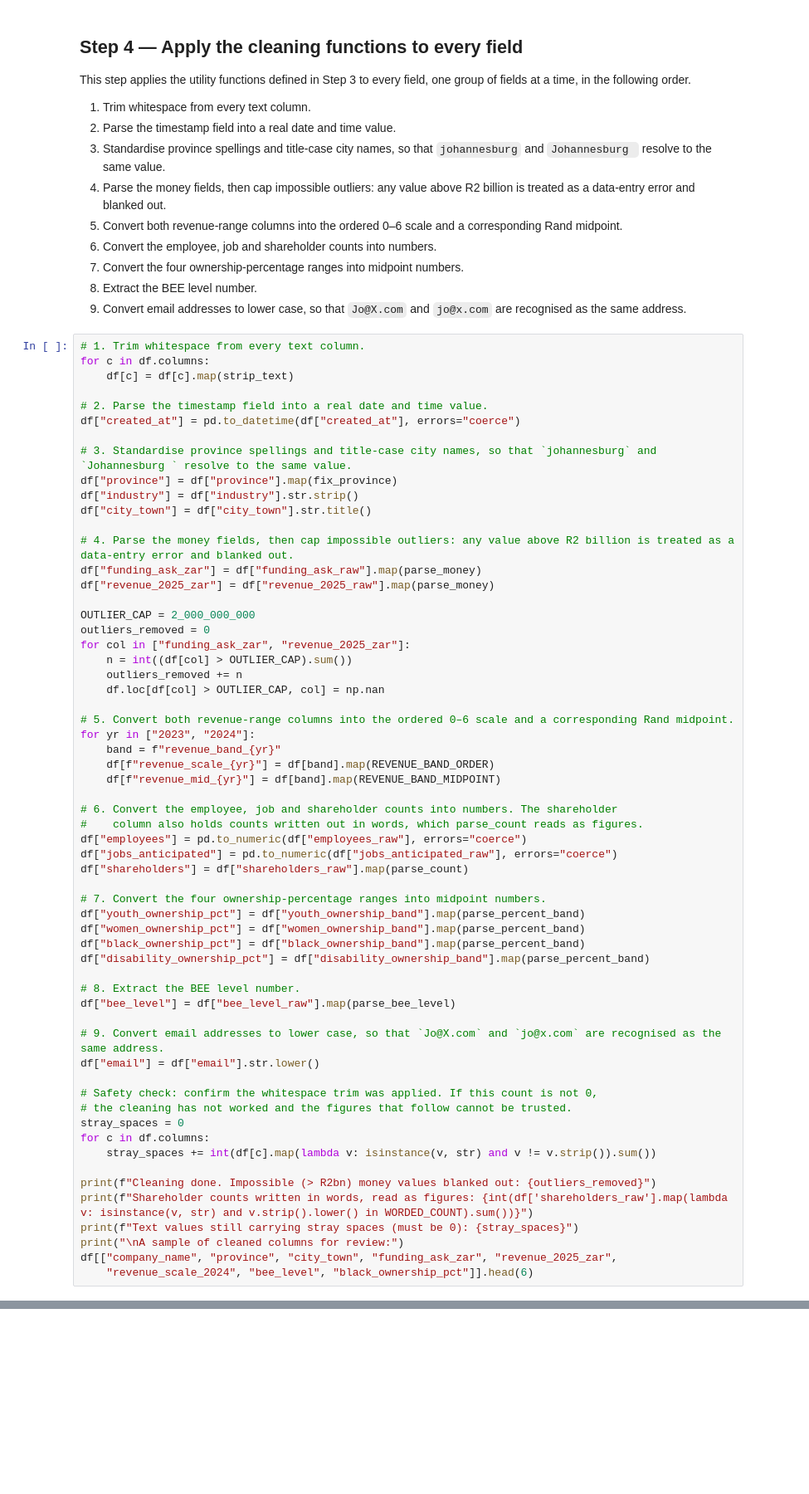
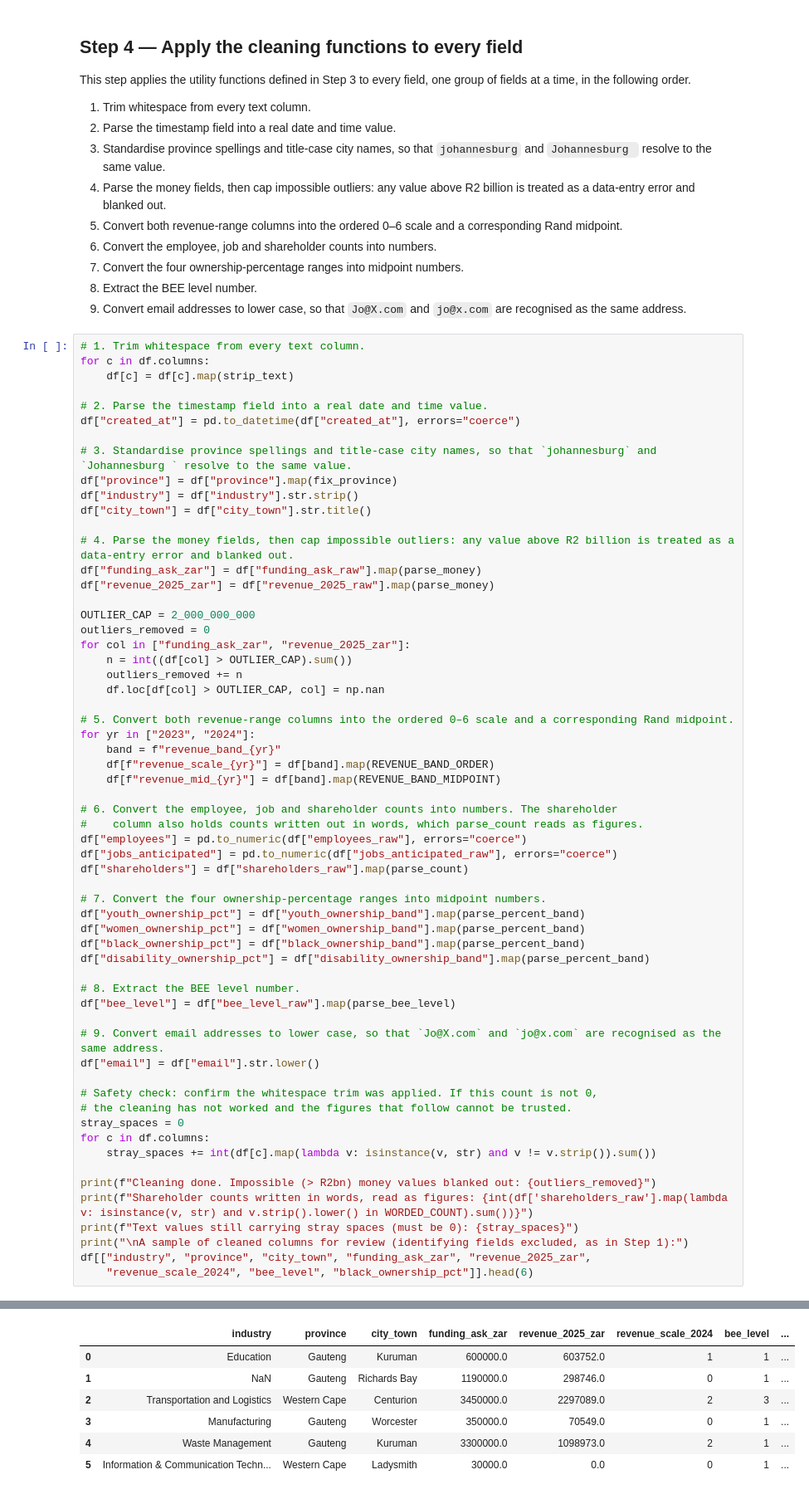
Before and after one commit to MainDevWork/SME_Capital_Funding_Optimization, a Jupyter notebook: Python_Notebooks/Data_Cleaning.ipynb, the cells around one changed output, grey strips where cells are left out. Shown at 83% size. Cells and saved outputs as stored; diff of their text form; blank space fills up the shorter version.

```diff
--- a/Python_Notebooks/Data_Cleaning.ipynb
+++ b/Python_Notebooks/Data_Cleaning.ipynb
@@ -337,6 +357,7 @@ for c in df.columns:
 print(f"Cleaning done. Impossible (> R2bn) money values blanked out: {outliers_removed}")
 print(f"Shareholder counts written in words, read as figures: {int(df['shareholders_raw'].map(lambda v: isinstance(v, str) and v.strip().lower() in WORDED_COUNT).sum())}")
 print(f"Text values still carrying stray spaces (must be 0): {stray_spaces}")
-print("\nA sample of cleaned columns for review:")
-df[["company_name", "province", "city_town", "funding_ask_zar", "revenue_2025_zar",
+print("\nA sample of cleaned columns for review (identifying fields excluded, as in Step 1):")
+df[["industry", "province", "city_town", "funding_ask_zar", "revenue_2025_zar",
     "revenue_scale_2024", "bee_level", "black_ownership_pct"]].head(6)
+# %% [output]
@@ -343,3 +369,10 @@ df[["company_name", "province", "city_town", "funding_ask_zar", "revenue_2025_za
+|  | industry | province | city_town | funding_ask_zar | revenue_2025_zar | revenue_scale_2024 | bee_level | ... |
+| 0 | Education | Gauteng | Kuruman | 600000.0 | 603752.0 | 1 | 1 | ... |
+| 1 | NaN | Gauteng | Richards Bay | 1190000.0 | 298746.0 | 0 | 1 | ... |
+| 2 | Transportation and Logistics | Western Cape | Centurion | 3450000.0 | 2297089.0 | 2 | 3 | ... |
+| 3 | Manufacturing | Gauteng | Worcester | 350000.0 | 70549.0 | 0 | 1 | ... |
+| 4 | Waste Management | Gauteng | Kuruman | 3300000.0 | 1098973.0 | 2 | 1 | ... |
+| 5 | Information & Communication Techn... | Western Cape | Ladysmith | 30000.0 | 0.0 | 0 | 1 | ... |
 # %% [markdown]
 <a id="step-5"></a>
 ## Step 5 — Drop exact and near-duplicate applications
```
Also changed, not shown: parts of 3 cells of this notebook, 7 other files.
